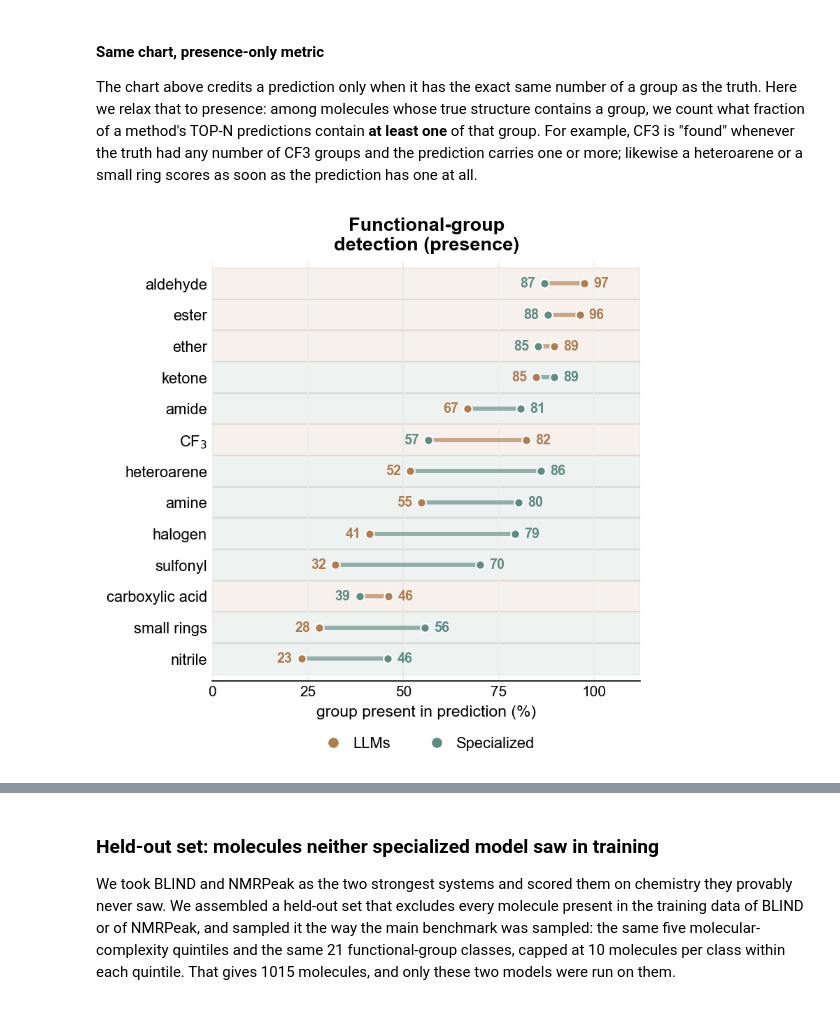
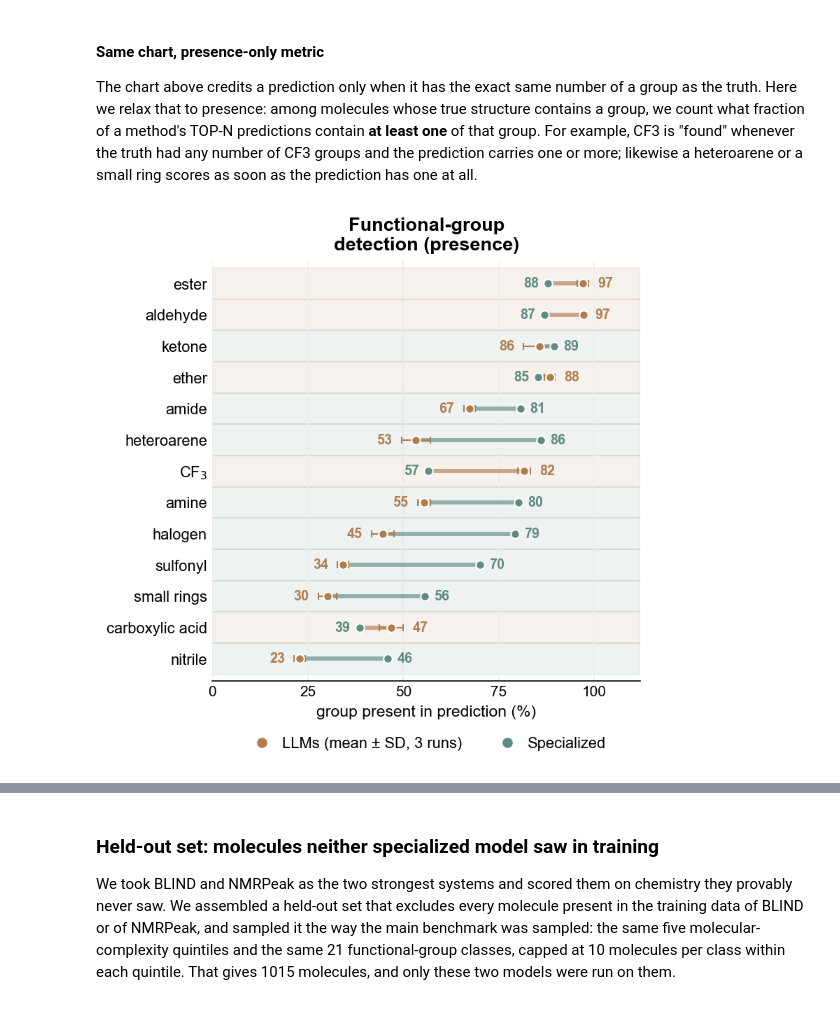
Before and after one commit to odanchem/NMRArena, a Jupyter notebook: analysis/data_analysis.ipynb, the cells around one changed output, grey strips where cells are left out. Cells and saved outputs as stored; diff of their text form; code cells hidden in the pictures.

```diff
--- a/analysis/data_analysis.ipynb
+++ b/analysis/data_analysis.ipynb
@@ -669,14 +751,18 @@ DISP = {**DISPLAY_G, "aromatic heterocycle": "heteroarene"}
 
 for g, y in zip(order, ypos):
     l, s = fid["LLM"][g], fid["SPEC"][g]
+    sd = fid_sd[g]
     win_c = LLM_C if l >= s else SPEC_C
     ax.axhspan(y - 0.5, y + 0.5, color=win_c, alpha=0.10, zorder=0)
     ax.plot([l, s], [y, y], color=win_c, lw=2.8, alpha=0.65, solid_capstyle="round", zorder=2)
-    ax.scatter([l], [y], s=36, color=LLM_C, edgecolor="white", linewidth=1.0, zorder=3)
-    ax.scatter([s], [y], s=36, color=SPEC_C, edgecolor="white", linewidth=1.0, zorder=3)
-    (lo_v, lo_c), (hi_v, hi_c) = sorted([(l, LLM_C), (s, SPEC_C)], key=lambda t: t[0])
-    ax.text(lo_v - 2.4, y, f"{lo_v:.0f}", ha="right", va="center", fontsize=9.5, color=lo_c, fontweight="bold")
-    ax.text(hi_v + 2.4, y, f"{hi_v:.0f}", ha="left",  va="center", fontsize=9.5, color=hi_c, fontweight="bold")
+    ax.errorbar(l, y, xerr=sd, fmt="none", ecolor=LLM_C, elinewidth=1.0,
+                capsize=2.2, capthick=1.0, zorder=3)
+    ax.scatter([l], [y], s=36, color=LLM_C, edgecolor="white", linewidth=1.0, zorder=4)
+    ax.scatter([s], [y], s=36, color=SPEC_C, edgecolor="white", linewidth=1.0, zorder=4)
+    (lo_v, lo_c, lo_pad), (hi_v, hi_c, hi_pad) = sorted(
+        [(l, LLM_C, sd), (s, SPEC_C, 0.0)], key=lambda t: t[0])
+    ax.text(lo_v - 2.4 - lo_pad, y, f"{lo_v:.0f}", ha="right", va="center", fontsize=9.5, color=lo_c, fontweight="bold")
+    ax.text(hi_v + 2.4 + hi_pad, y, f"{hi_v:.0f}", ha="left",  va="center", fontsize=9.5, color=hi_c, fontweight="bold")
 
 ax.set_yticks(ypos); ax.set_yticklabels([DISP.get(g, g) for g in order], fontsize=10.5)
 ax.set_xlim(0, 112); ax.set_ylim(-0.7, len(order) - 0.3)
@@ -688,7 +774,7 @@ for sp in ("top", "right", "left"):
 ax.tick_params(length=0)
 ax.set_title("Functional-group\nreconstruction accuracy", fontsize=13, fontweight="bold", pad=8)
 ax.legend(handles=[Line2D([0], [0], marker="o", color="none", markerfacecolor=LLM_C,
-                          markeredgecolor="white", markersize=8, label="LLMs"),
+                          markeredgecolor="white", markersize=8, label="LLMs (mean ± SD, 3 runs)"),
                    Line2D([0], [0], marker="o", color="none", markerfacecolor=SPEC_C,
                           markeredgecolor="white", markersize=8, label="Specialized")],
           loc="upper center", bbox_to_anchor=(0.5, -0.10), ncol=2, frameon=False,
@@ -715,11 +801,11 @@ def _match_presence(t, p, g):
     return sum(_small_rings(p)) >= 1
 
 
-def group_presence(cohort, g):
+def group_presence(cohort, g, proc):
     """% of TOP-N predictions (pooled over the cohort's models) that contain the group at all,
     among molecules whose true structure contains the group."""
     matches = total = 0
-    for tmol, pm in _proc:
+    for tmol, pm in proc:
         if not _truth_has(tmol, g):
             continue
         for m in cohort:
@@ -729,8 +815,10 @@ def group_presence(cohort, g):
     return (100.0 * matches / total) if total else float("nan")
 
 
-fid_pres = {"LLM":  {g: group_presence(LLM_FID, g)  for g in GROUPS},
-            "SPEC": {g: group_presence(SPEC_FID, g) for g in GROUPS}}
+_pres_runs = {g: [group_presence(LLM_FID, g, proc_by_run[rep]) for rep in REPS] for g in GROUPS}
+fid_pres    = {"LLM":  {g: float(mean_sd(_pres_runs[g])[0]) for g in GROUPS},
+               "SPEC": {g: group_presence(SPEC_FID, g, proc_by_run[1]) for g in GROUPS}}
+fid_pres_sd = {g: float(mean_sd(_pres_runs[g])[1]) for g in GROUPS}
 
 LLM_C, SPEC_C = ORANGE["edge"], GREEN["edge"]
 
@@ -738,40 +826,44 @@ order = sorted(GROUPS, key=lambda g: (fid_pres["LLM"][g] + fid_pres["SPEC"][g])
 ypos = np.arange(len(order))[::-1]
 
 fig, ax = plt.subplots(figsize=(5.4, 5.7))
 fig.subplots_adjust(left=0.22, right=0.975, top=0.86, bottom=0.16)
 ax.axvline(50, color="#e8e8e8", lw=1.1, zorder=0)
 DISP = {**DISPLAY_G, "aromatic heterocycle": "heteroarene"}
 
 for g, y in zip(order, ypos):
     l, s = fid_pres["LLM"][g], fid_pres["SPEC"][g]
+    sd = fid_pres_sd[g]                                                  # +-1 SD across the three runs
     win_c = LLM_C if l >= s else SPEC_C
     ax.axhspan(y - 0.5, y + 0.5, color=win_c, alpha=0.10, zorder=0)
     ax.plot([l, s], [y, y], color=win_c, lw=2.8, alpha=0.65, solid_capstyle="round", zorder=2)
-    ax.scatter([l], [y], s=36, color=LLM_C, edgecolor="white", linewidth=1.0, zorder=3)
-    ax.scatter([s], [y], s=36, color=SPEC_C, edgecolor="white", linewidth=1.0, zorder=3)
-    (lo_v, lo_c), (hi_v, hi_c) = sorted([(l, LLM_C), (s, SPEC_C)], key=lambda t: t[0])
-    ax.text(lo_v - 2.4, y, f"{lo_v:.0f}", ha="right", va="center", fontsize=9.5, color=lo_c, fontweight="bold")
-    ax.text(hi_v + 2.4, y, f"{hi_v:.0f}", ha="left",  va="center", fontsize=9.5, color=hi_c, fontweight="bold")
+    ax.errorbar(l, y, xerr=sd, fmt="none", ecolor=LLM_C, elinewidth=1.0,
+                capsize=2.2, capthick=1.0, zorder=3)
+    ax.scatter([l], [y], s=36, color=LLM_C, edgecolor="white", linewidth=1.0, zorder=4)
+    ax.scatter([s], [y], s=36, color=SPEC_C, edgecolor="white", linewidth=1.0, zorder=4)
+    (lo_v, lo_c, lo_pad), (hi_v, hi_c, hi_pad) = sorted(
+        [(l, LLM_C, sd), (s, SPEC_C, 0.0)], key=lambda t: t[0])
+    ax.text(lo_v - 2.4 - lo_pad, y, f"{lo_v:.0f}", ha="right", va="center", fontsize=9.5, color=lo_c, fontweight="bold")
+    ax.text(hi_v + 2.4 + hi_pad, y, f"{hi_v:.0f}", ha="left",  va="center", fontsize=9.5, color=hi_c, fontweight="bold")
 
 ax.set_yticks(ypos); ax.set_yticklabels([DISP.get(g, g) for g in order], fontsize=10.5)
 ax.set_xlim(0, 112); ax.set_ylim(-0.7, len(order) - 0.3)
 ax.set_xticks(range(0, 101, 25)); ax.tick_params(axis="x", labelsize=10)
 ax.set_xlabel("group present in prediction (%)", fontsize=11)
 ax.set_axisbelow(True); ax.xaxis.grid(True, color="#eeeeee", lw=0.8)
 for sp in ("top", "right", "left"):
     ax.spines[sp].set_visible(False)
 ax.tick_params(length=0)
 ax.set_title("Functional-group\ndetection (presence)", fontsize=13, fontweight="bold", pad=8)
 ax.legend(handles=[Line2D([0], [0], marker="o", color="none", markerfacecolor=LLM_C,
-                          markeredgecolor="white", markersize=8, label="LLMs"),
+                          markeredgecolor="white", markersize=8, label="LLMs (mean ± SD, 3 runs)"),
                    Line2D([0], [0], marker="o", color="none", markerfacecolor=SPEC_C,
                           markeredgecolor="white", markersize=8, label="Specialized")],
           loc="upper center", bbox_to_anchor=(0.5, -0.10), ncol=2, frameon=False,
           fontsize=10.5, handletextpad=0.3, columnspacing=2.0)
 save_fig(fig, "fig_group_presence_all")
 plt.show()
 # %% [output]
-[figure, old version]
+[figure, new version]
 # %% [markdown]
 ### Per-class Top-1 accuracy
 
```
Also changed, not shown: parts of 33 cells of this notebook, 19 other files.
